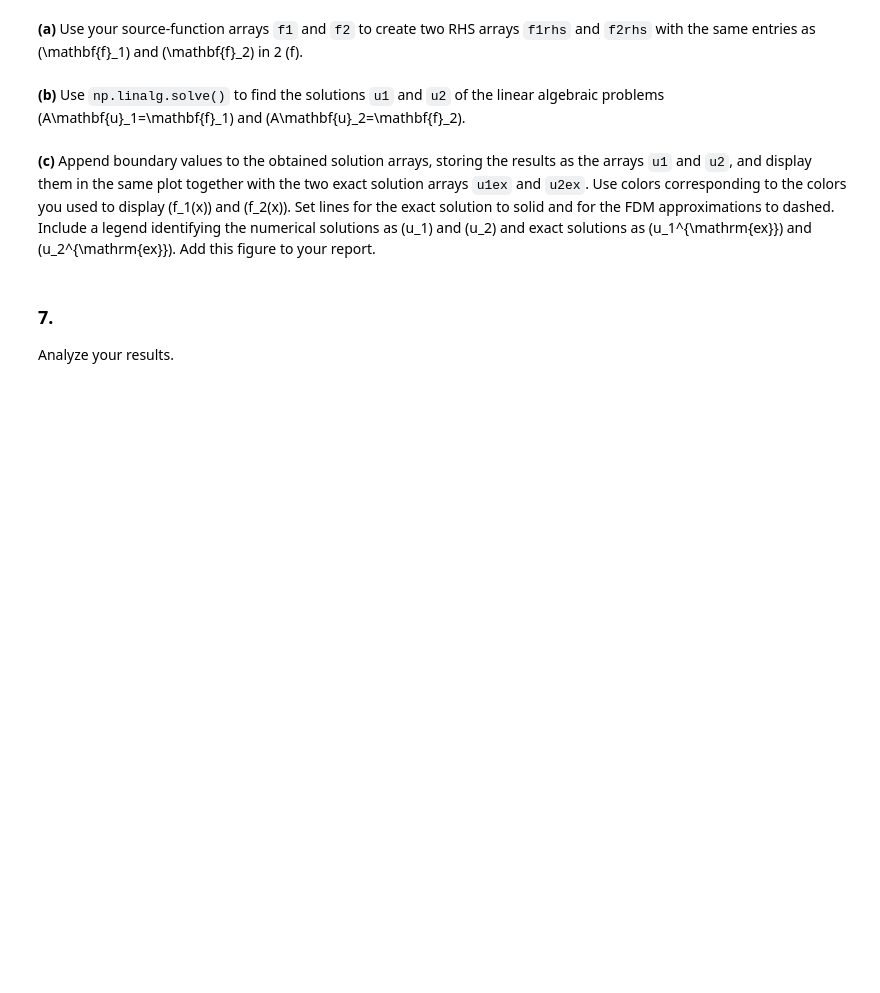
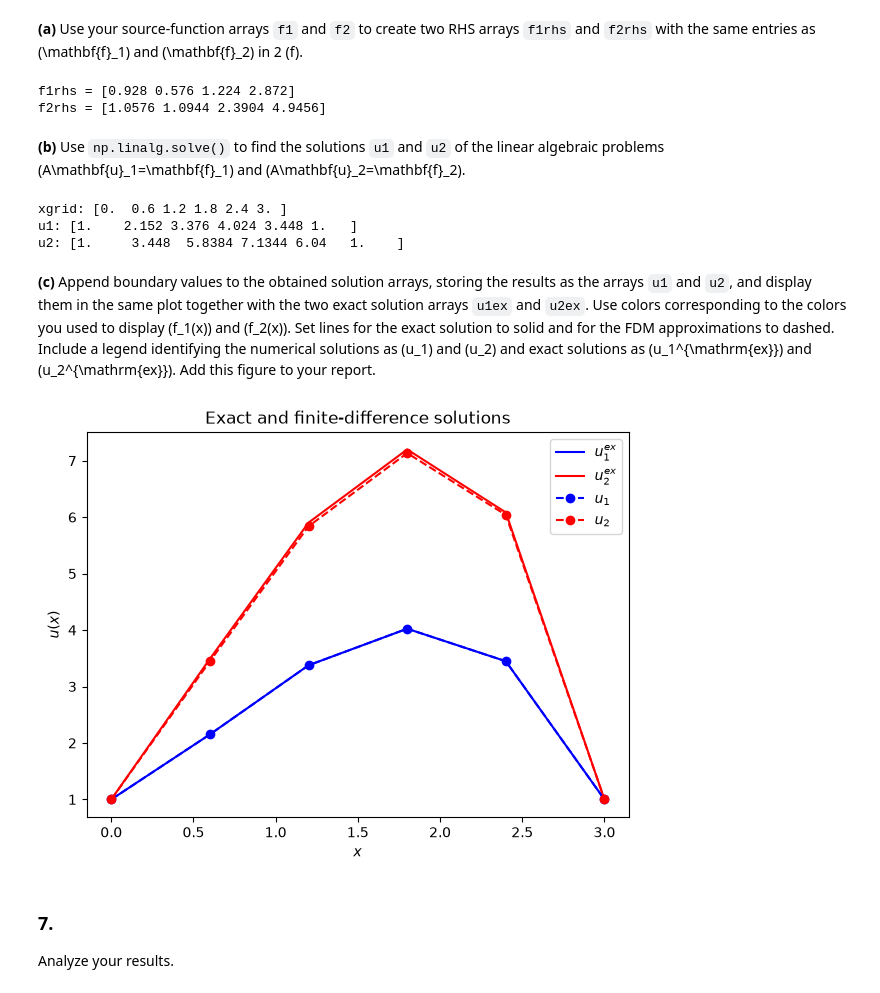
Before and after one commit to TychoRietman/TW3730TU-Assignments, a Jupyter notebook: Assignment2_2025_answer_template.ipynb, the cells around one changed output. Cells and saved outputs as stored; diff of their text form; code cells hidden in the pictures; blank space fills up the shorter version.

```diff
--- a/Assignment2_2025_answer_template.ipynb
+++ b/Assignment2_2025_answer_template.ipynb
@@ -434,14 +526,67 @@ Solve the linear algebraic problem.
 **(a)** Use your source-function arrays `f1` and `f2` to create two RHS arrays `f1rhs` and `f2rhs` with the same entries as \(\mathbf{f}_1\) and \(\mathbf{f}_2\) in 2 (f).
 # %%
 # Answer here....
+
+h = 3 / n
+
+# Take only the interior source-function values
+f1rhs = h**2 * f1[1:-1]
+f2rhs = h**2 * f2[1:-1]
+
+# Add the boundary contributions u(0) = 1 and u(3) = 1
+f1rhs[0] += 1
+f1rhs[-1] += 1
+
+f2rhs[0] += 1
+f2rhs[-1] += 1
+
+print("f1rhs =", f1rhs)
+print("f2rhs =", f2rhs)
+# %% [output]
+f1rhs = [0.928 0.576 1.224 2.872]
+f2rhs = [1.0576 1.0944 2.3904 4.9456]
 # %% [markdown]
 **(b)** Use `np.linalg.solve()` to find the solutions `u1` and `u2` of the linear algebraic problems \(A\mathbf{u}_1=\mathbf{f}_1\) and \(A\mathbf{u}_2=\mathbf{f}_2\).
 # %%
 # Answer here....
+# Part 6(b)
+
+u1_int = np.linalg.solve(A, f1rhs)
+u2_int = np.linalg.solve(A, f2rhs)
+
+# Add boundary conditions at x = 0 and x = 3
+u1 = np.concatenate(([1.0], u1_int, [1.0]))
+u2 = np.concatenate(([1.0], u2_int, [1.0]))
+
+print("xgrid:", xgrid)
+print("u1:", u1)
+print("u2:", u2)
+# %% [output]
+xgrid: [0.  0.6 1.2 1.8 2.4 3. ]
+u1: [1.    2.152 3.376 4.024 3.448 1.   ]
+u2: [1.     3.448  5.8384 7.1344 6.04   1.    ]
 # %% [markdown]
 **(c)** Append boundary values to the obtained solution arrays, storing the results as the arrays `u1` and `u2`, and display them in the same plot together with the two exact solution arrays `u1ex` and `u2ex`. Use colors corresponding to the colors you used to display \(f_1(x)\) and \(f_2(x)\). Set lines for the exact solution to solid and for the FDM approximations to dashed. Include a legend identifying the numerical solutions as \(u_1\) and \(u_2\) and exact solutions as \(u_1^{\mathrm{ex}}\) and \(u_2^{\mathrm{ex}}\). Add this figure to your report.
 # %%
 # Answer here....
+plt.figure(figsize=(7, 5))
+
+# Exact solutions: solid lines
+plt.plot(xgrid, u1ex, 'b-', label=r'$u_1^{ex}$')
+plt.plot(xgrid, u2ex, 'r-', label=r'$u_2^{ex}$')
+
+# FDM solutions: dashed lines
+plt.plot(xgrid, u1, 'bo--', label=r'$u_1$')
+plt.plot(xgrid, u2, 'ro--', label=r'$u_2$')
+
+plt.xlabel(r'$x$')
+plt.ylabel(r'$u(x)$')
+plt.title('Exact and finite-difference solutions')
+plt.legend()
+
+plt.show()
+# %% [output]
+[figure, added]
 # %% [markdown]
 ### 7.
 
```
Also changed, not shown: parts of 15 cells of this notebook.
